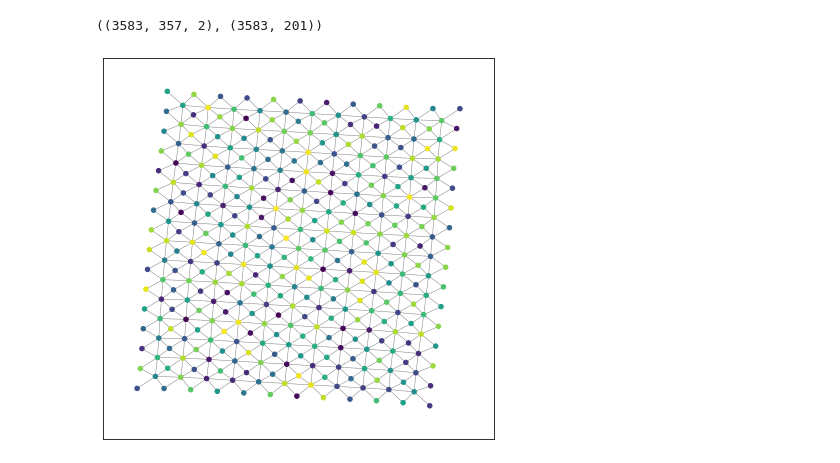
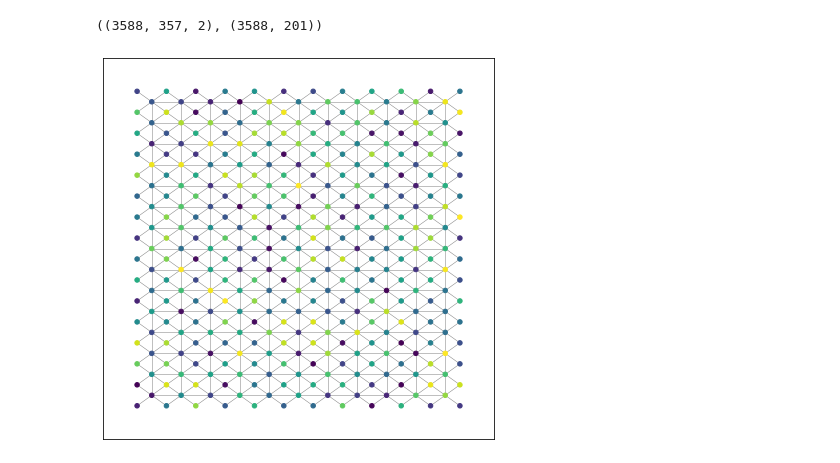
Before and after one commit to niccoforte/NF-PhD-gitRepo, a Jupyter notebook: code/GNNs.ipynb, the cells around one changed output. Cells and saved outputs as stored; diff of their text form; code cells hidden in the pictures.

```diff
--- a/code/GNNs.ipynb
+++ b/code/GNNs.ipynb
@@ -90,9 +26,11 @@ test_out_ = test_outST
+# %%
+DAT = DATA(load=True, model="GNN")
 # %%
-train_in_.shape, train_out_.shape
+DAT.train_in.shape, DAT.train_out.shape
 # %% [output]
-((3583, 357, 2), (3583, 201))
+((3588, 357, 2), (3588, 201))
 # %%
-perIN_ = perIN.reshape(int(len(perIN)/2), 2)
+perIN_ = DAT.perIN.reshape(int(len(DAT.perIN)/2), 2)
 perIN_ = np.array([i for i in perIN_ if max(perIN_[:,0]) != i[0] and min(perIN_[:,0]) != i[0] and
                                         max(perIN_[:,1]) != i[1] and min(perIN_[:,1]) != i[1]])
 elems = connectivity("FCC", perIN_/1000, [10/1000]*20)
@@ -100,23 +38,23 @@ elems = connectivity("FCC", perIN_/1000, [10/1000]*20)
 edges = elems[:, 1:] - 1
 edge_index = torch.tensor(edges, dtype=torch.long).t().contiguous()
 # %%
-in_size = train_in_.shape[-1]
-out_size = train_out_.shape[-1]
-h_size = [2**3, 2**4, 2**5, 2**7]
+in_size = DAT.train_in.shape[-1]
+out_size = DAT.train_out.shape[-1]
+h_size = [8, 32, 128]
 
-BATCH_SIZE = 16
+BATCH_SIZE = 128
 LEARNING_RATE = 1e-3
-n_epochs = 2000
+n_epochs = 500
 # %%
-trainDS = [Data(x=torch.tensor(i, dtype=torch.float), edge_index=edge_index, y=torch.tensor(j, dtype=torch.float)) for i,j in zip(train_in_[:500], train_out_[:500])]
-valDS = [Data(x=torch.tensor(i, dtype=torch.float), edge_index=edge_index, y=torch.tensor(j, dtype=torch.float)) for i,j in zip(val_in_, val_out_)]
-testDS = [Data(x=torch.tensor(i, dtype=torch.float), edge_index=edge_index, y=torch.tensor(j, dtype=torch.float)) for i,j in zip(test_in_, test_out_)]
+trainDS = [Data(x=torch.tensor(i, dtype=torch.float), edge_index=edge_index, y=torch.tensor(j, dtype=torch.float)) for i,j in zip(DAT.train_in[:1000], DAT.train_outST[:1000])]
+valDS = [Data(x=torch.tensor(i, dtype=torch.float), edge_index=edge_index, y=torch.tensor(j, dtype=torch.float)) for i,j in zip(DAT.val_in, DAT.val_outST)]
+testDS = [Data(x=torch.tensor(i, dtype=torch.float), edge_index=edge_index, y=torch.tensor(j, dtype=torch.float)) for i,j in zip(DAT.test_in, DAT.test_outST)]
 
 train_dataloader = DataLoader(dataset=trainDS, batch_size=BATCH_SIZE, shuffle=True)
 val_dataloader = DataLoader(dataset=valDS, batch_size=BATCH_SIZE, shuffle=True)
 test_dataloader = DataLoader(dataset=testDS, batch_size=BATCH_SIZE, shuffle=False)
 # %%
-visualize_graph(train_dataloader, colors=None, layout="kk")
+visualize_graphNetwork(train_dataloader, pos=perIN_, colors=None, layout="kk")
 # %% [output]
-[figure, old version]
+[figure, new version]
 # %%
```
Also changed, not shown: parts of 15 cells of this notebook, 2 other files.
